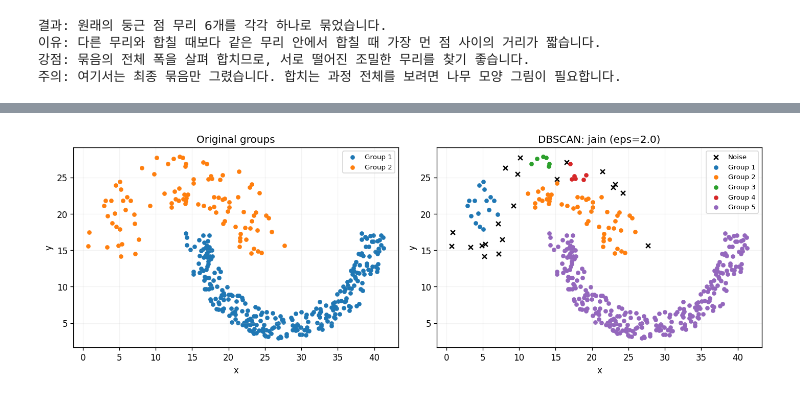
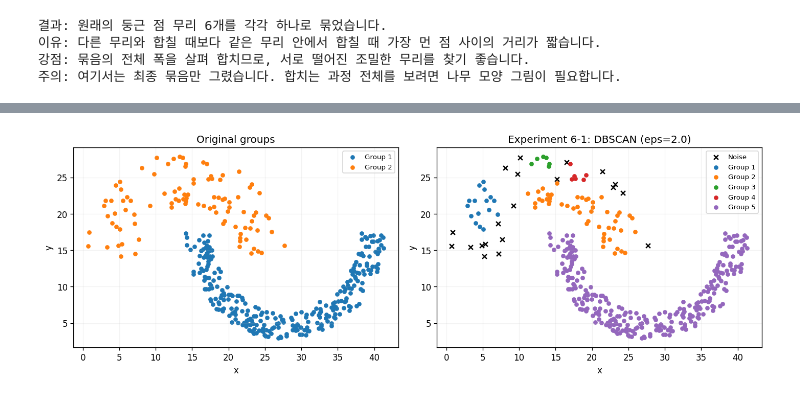
Before and after one commit to taeyoungkim-dev/data_analysis_lecture, a Jupyter notebook: clustering_ex.ipynb, the cells around one changed output, grey strips where cells are left out. Saved outputs shown, nothing was run; the diff lists cells and outputs as text; code cells hidden in the pictures.

```diff
--- a/clustering_ex.ipynb
+++ b/clustering_ex.ipynb
@@ -12,6 +12,7 @@ from sklearn.cluster import KMeans, AgglomerativeClustering, DBSCAN
 spherical = pd.read_csv("./data_sets/spherical_6_2.csv")  # 둥근 묶음 6개
 spiral = pd.read_csv("./data_sets/3_spiral.csv")  # 나선 모양의 묶음 3개
 jain = pd.read_csv("./data_sets/jain.csv")  # 빽빽한 정도가 다른 묶음 2개
+pathbased = pd.read_csv("./data_sets/pathbased.csv")  # 바깥 곡선과 안쪽
 
 for name, data in [("spherical_6_2", spherical), ("3_spiral", spiral), ("jain", jain)]:
     assert list(data.columns) == ["x", "y", "class"], "CSV 열 이름은 x,y,class여야 합니다."
@@ -187,32 +207,55 @@ print("주의: 아무 값이나 넣어도 되는 것은 아닙니다. 이 좌표
 # %%
-# [실험 6] DBSCAN이 잘 묶지 못하는 사례: jain.csv
-# 선택 이유: 한쪽은 점들이 빽빽하고, 다른 쪽은 점들이 비교적 성기게 놓여 있습니다.
-# eps와 min_samples는 전체 데이터에 같은 값이 적용됩니다.
-# eps=2.0, min_samples=5에서 두 묶음을 온전히 되찾는지 확인합니다.
-# 잡음은 검은 X로 그립니다. -1도 일반 묶음 하나로 세지 않도록 주의합니다.
+# [실험 6] 밀도가 다른 데이터에서 eps를 바꾸며 DBSCAN 결과를 비교함
+# 한쪽은 점들의 밀도가 높고, 다른 쪽은 밀도가 낮은 데이터임
+# min_samples는 5로 고정하고 eps만 변경함
+# 잡음은 검은 X로 표시하며, 번호 -1은 일반 묶음 수에서 제외함
 
-X = jain[["x", "y"]]  # 빽빽한 정도가 다른 데이터의 좌표만 사용합니다.
-model = DBSCAN(eps=2.0, min_samples=5).fit(X)  # 우선 이 조건의 결과를 그림으로 확인합니다.
-labels = model.labels_  # 최종 묶음과 잡음 번호를 꺼냅니다.
-print("실험 6 | DBSCAN | jain.csv | eps=2.0, min_samples=5")  # 실험 조건입니다.
-show_counts(labels)  # 정답은 2개인데 묶음은 5개, 잡음은 20개로 나옵니다.
-show_result(jain, labels, "DBSCAN: jain (eps=2.0)")  # 성긴 무리가 조각나는 부분을 봅니다.
-print("결과: 정답 묶음은 2개지만, 묶음 5개와 잡음 20개가 만들어졌습니다.")  # 실패를 구체적으로 설명합니다.
-print("이유: 성긴 부분에서는 이웃이 부족해 연결이 끊어지거나 잡음으로 빠집니다.")  # 실패한 원리입니다.
-print("약점: 빽빽한 정도가 다른 무리에 하나의 거리 기준을 함께 맞추기 어렵습니다.")  # 이 사례의 한계입니다.
+X = jain[["x", "y"]]  # 정답을 제외하고 좌표만 입력으로 사용함
+rows = []  # 각 설정의 결과를 저장할 목록임
 
-# 거리만 키우면 해결되는지 표로 추가 확인합니다. 여섯 번째 실험 안의 매개변수 비교입니다.
-# min_samples는 5로 고정해, eps를 바꾼 효과만 비교합니다.
-rows = []  # 거리별 결과를 담을 빈 목록입니다.
-for radius in [2.0, 2.5, 3.0]:  # 작은 거리부터 조금씩 늘려 봅니다.
-    trial = DBSCAN(eps=radius, min_samples=5).fit(X)  # 같은 데이터에 거리만 바꿔 실행합니다.
-    trial_labels = trial.labels_  # 이번 실행에서 나온 묶음 번호입니다.
-    rows.append({"eps": radius,
-                 "묶음 수": len(np.unique(trial_labels[trial_labels != -1])),
-                 "잡음 수": int(np.sum(trial_labels == -1))})  # 잡음을 빼고 묶음 수를 셉니다.
-print("\n거리 변경 비교 (min_samples=5 고정)")  # 아래 표의 비교 조건입니다.
-print(pd.DataFrame(rows).to_string(index=False))  # 표를 간단한 글자로 출력합니다.
-print("해석: eps=2.5에서는 3개로 나뉘고, 3.0에서는 서로 다른 무리가 1개로 합쳐집니다.")  # 실제 비교 결과입니다.
-print("결론: 작은 거리에서는 무리가 끊기고, 큰 거리에서는 다른 무리까지 이어질 수 있습니다.")  # 값 조정의 어려움입니다.
-print("범위: 여기서 확인한 설정의 한계이며, 모든 설정에서 반드시 실패한다는 뜻은 아닙니다.")  # 실험 범위를 정확히 밝힙니다.
+# 네 가지 거리 설정에 대해 군집화와 그래프 출력을 반복함
+for index, radius in enumerate([2.0, 2.5, 2.6, 3.0], start=1):
+    model = DBSCAN(eps=radius, min_samples=5).fit(X)  # 이웃으로 보는 거리만 바꿔 실행함
+    labels = model.labels_  # 각 점의 묶음 번호를 추출함
+
+    # 잡음을 제외한 묶음 수와 묶음별 점 수를 계산함
+    group_labels, group_sizes = np.unique(
+        labels[labels != -1], return_counts=True
+    )
+    noise_count = int(np.sum(labels == -1))  # 잡음으로 처리된 점 수를 계산함
+
+    # 현재 실험의 설정을 표시함
+    print(f"\n실험 6-{index} | DBSCAN | jain.csv | eps={radius}, min_samples=5")
+
+    # 기존 함수를 사용해 정답과 실행 결과를 나란히 표시함
+    show_result(
+        jain,
+        labels,
+        f"Experiment 6-{index}: DBSCAN (eps={radius})"
+    )
+
+    # 마지막에 한 번에 비교할 수 있도록 결과를 기록함
+    rows.append({
+        "실험": f"6-{index}",
+        "eps": radius,
+        "묶음 수": len(group_labels),
+        "묶음별 점 수": str(group_sizes.tolist()),
+        "잡음 수": noise_count
+    })
+
+# 실험 6 전체의 결과를 표로 정리함
+print("\n[실험 6 결과]")
+print(pd.DataFrame(rows).to_string(index=False))
+
+print("\neps를 늘리면 묶음 수가 5개, 3개, 2개, 1개로 줄어듭니다.")
+print("eps=2.6에서는 정답과 같은 2개가 나오지만, 올바르게 나뉜 결과는 아닙니다.")
+print("정답은 276개와 97개의 두 무리지만, 실행 결과는 347개와 25개의 묶음 및 잡음 1개입니다.")
+print("첫 번째 무리 276개에 두 번째 무리의 점 71개가 합쳐졌습니다.")
+
+# 실험 6 전체에서 나타난 문제의 원인을 설명함
+print("\n[실험 6 이유]")
+print("DBSCAN은 전체 데이터에 같은 eps와 min_samples를 적용합니다.")
+print("eps가 작으면 밀도가 낮은 무리의 이웃이 부족해 연결이 끊기거나 잡음으로 처리됩니다.")
+print("eps를 늘리면 밀도가 낮은 무리가 온전히 연결되기 전에 다른 무리와 합쳐질 수 있습니다.")
+print("따라서 밀도가 다른 무리에는 하나의 거리 기준을 함께 맞추기 어렵습니다.")
 # %% [output]
@@ -221 +263 @@ print("범위: 여기서 확인한 설정의 한계이며, 모든 설정에서
-[figure, old version]
+[figure, new version]
```
Also changed, not shown: parts of 4 cells of this notebook, 2 other files.
